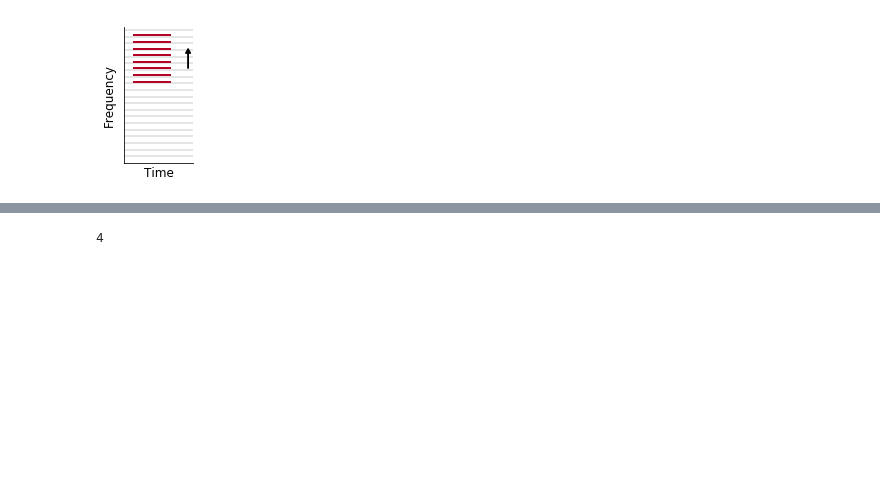
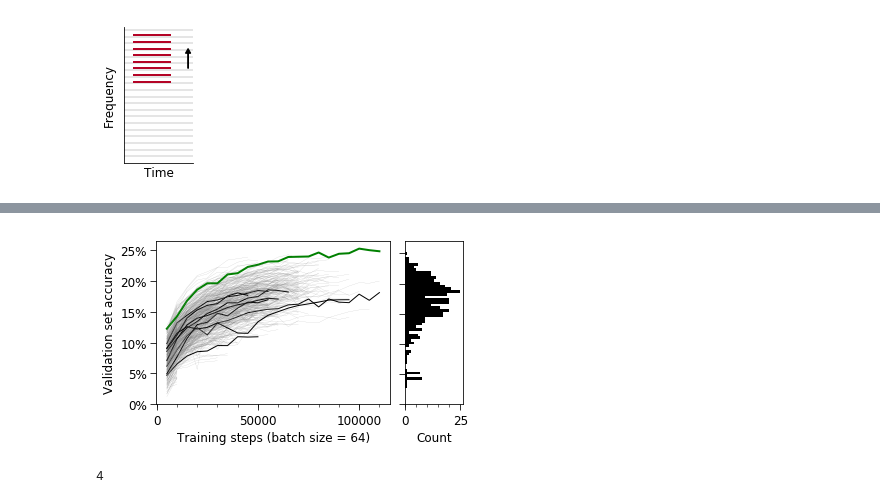
Before and after one commit to msaddler/pitchnet, a Jupyter notebook: notebook_figures_stimuli.ipynb, the cells around one changed output, grey strips where cells are left out. Saved outputs shown, nothing was run; the diff lists cells and outputs as text; code cells hidden in the pictures; blank space fills up the shorter version.

Commit message:
fixing confusion matrix ticks and exploring possibility of changing valid trace colors

```diff
--- a/notebook_figures_stimuli.ipynb
+++ b/notebook_figures_stimuli.ipynb
@@ -950,13 +955,18 @@ figsize = (5.5, 3)
 
 kwargs_plot = {
     'marker': '',
-    'lw': 0.2,
-    'color': [0] * 3
+    'lw': 0.1,
+    'color': [0.5] * 3
 }
-kwargs_plot_accent = copy.deepcopy(kwargs_plot)
-kwargs_plot_accent['color'] = 'g'
-kwargs_plot_accent['lw'] = 2
-accent_arch_num = 302
+kwargs_plot_accent1 = copy.deepcopy(kwargs_plot)
+kwargs_plot_accent1['color'] = 'g'
+kwargs_plot_accent1['lw'] = 2
+kwargs_plot_accent2 = copy.deepcopy(kwargs_plot)
+kwargs_plot_accent2['color'] = [0.0] * 3
+kwargs_plot_accent2['lw'] = 1
+accent1_arch_num_list = [302]
+accent2_arch_num_list = [302] + [185, 349, 76, 244, 340, 277, 307, 289]
+# accent2_arch_num_list = [302, 208, 373, 270, 97, 245, 287, 87, 325, 285]
 batch_size = 64
 
 gridspec_kw = {
@@ -969,8 +979,10 @@ ax = ax_arr[0]
 max_steps = 0
 for arch_num, (checkpoint_numbers, metric_values) in zip(list_arch_nums, list_traces):
     max_steps = max(max_steps, max(checkpoint_numbers))
-    if arch_num == accent_arch_num:
-        ax.plot(checkpoint_numbers, 100*metric_values, **kwargs_plot_accent)
+    if arch_num in accent1_arch_num_list:
+        ax.plot(checkpoint_numbers, 100*metric_values, **kwargs_plot_accent1)
+    elif arch_num in accent2_arch_num_list:
+        ax.plot(checkpoint_numbers, 100*metric_values, **kwargs_plot_accent2)
     else:
         ax.plot(checkpoint_numbers, 100*metric_values, **kwargs_plot)
 
@@ -1004,34 +1016,36 @@ ax = util_figures.format_axes(ax,
 
 ax = ax_arr[1]
 
 bin_counts, bin_edges = np.histogram(100*np.array(list_best_metric), bins=50)
 bin_widths = np.diff(bin_edges)
 bin_centers = (bin_edges[:-1] + bin_edges[1:]) / 2
 
-ax.barh(bin_centers, bin_counts, height=bin_widths, align='center', color=kwargs_plot['color'])
+ax.barh(bin_centers, bin_counts, height=bin_widths, align='center', color='k')
 ax = util_figures.format_axes(ax,
                               str_xlabel='Count'.format(batch_size),
                               str_ylabel=None,
                               fontsize_labels=fontsize_labels,
                               fontsize_ticks=fontsize_ticks,
                               fontweight_labels=None,
                               xscale='linear',
                               yscale='linear',
                               xlimits=None,
                               ylimits=ylimits,
                               xticks=[0, 25],
                               yticks=yticks,
                               xticks_minor=np.arange(0, 25, 5),
                               yticks_minor=None,
                               xticklabels=None,
                               yticklabels=[],
                               spines_to_hide=[],
                               major_tick_params_kwargs_update={},
                               minor_tick_params_kwargs_update={})
 plt.show()
 
 # save_fn = os.path.join(save_dir, 'schematic_valid_traces_arch_search_v01.pdf')
 # fig.savefig(save_fn, bbox_inches='tight', pad_inches=0, transparent=False)
+# %% [output]
+[figure, added]
 # %%
 import sys
 import os
```
Also changed, not shown: parts of 2 cells of this notebook.
